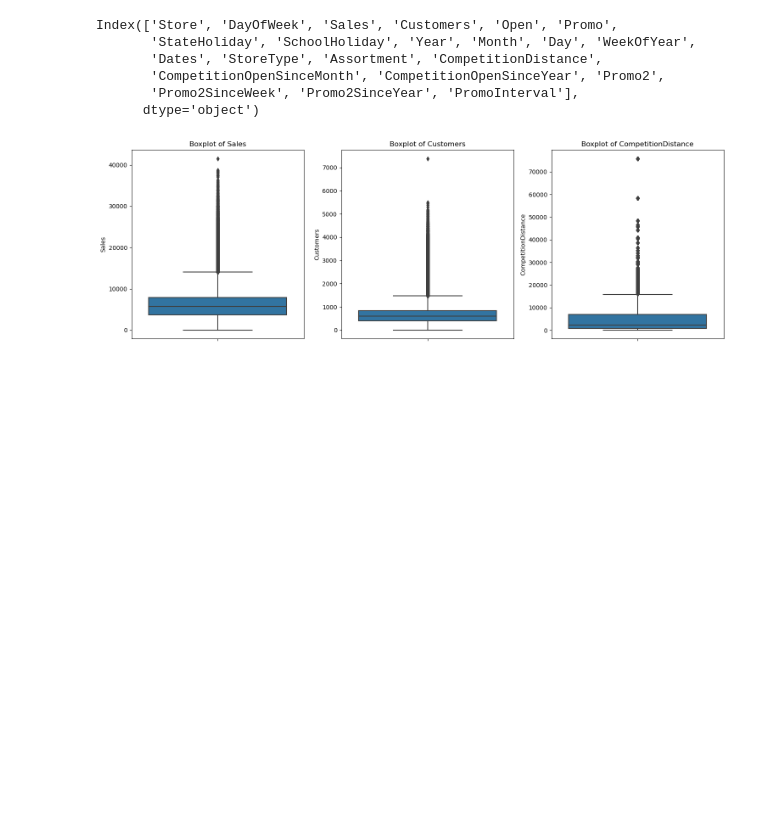
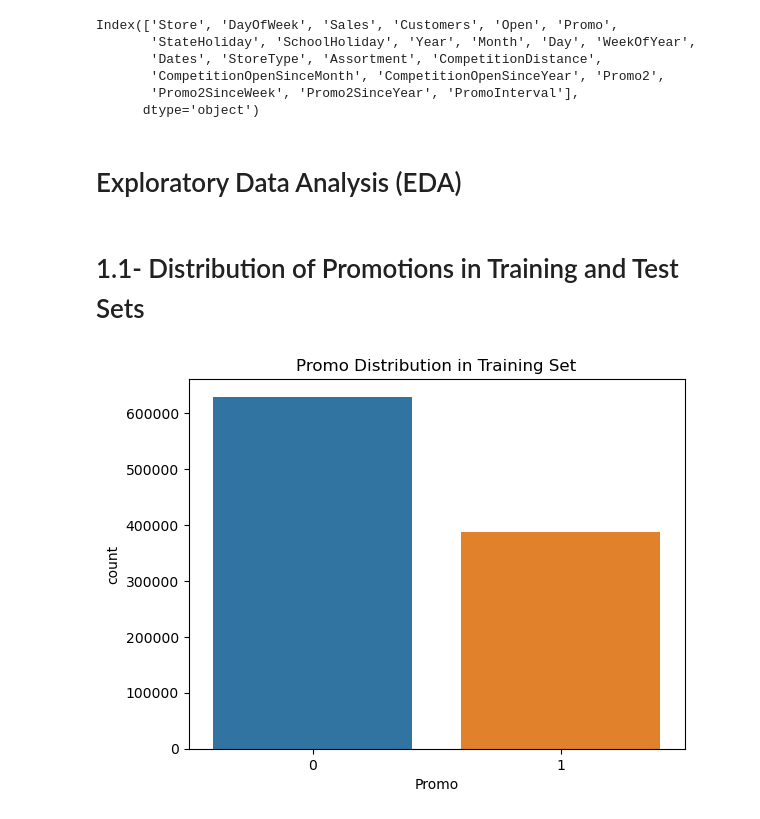
Before and after one commit to MohdJubairKhan/Project_6, a Jupyter notebook: Notebook/Task 1 - Exploration of customer purchasing behaviour.ipynb, the cells around one changed output. Saved outputs shown, nothing was run; the diff lists cells and outputs as text; code cells hidden in the pictures; blank space fills up the shorter version.

```diff
--- a/Notebook/Task 1 - Exploration of customer purchasing behaviour.ipynb
+++ b/Notebook/Task 1 - Exploration of customer purchasing behaviour.ipynb
@@ -302,15 +302,13 @@ Index(['Store', 'DayOfWeek', 'Sales', 'Customers', 'Open', 'Promo',
       dtype='object')
 # %%
 train_store_data.to_csv(r'C:/Users/Hp/Desktop/Data_Science_Jupyter/Project_6/data/train_store_data.csv',index=False)
-# %%
-numerical_features = ['Sales', 'Customers', 'CompetitionDistance']
-
-plt.figure(figsize=(15, 5))
-for i, feature in enumerate(numerical_features, 1):
-    plt.subplot(1, 3, i)
-    sns.boxplot(y=train_store_data[feature])
-    plt.title(f'Boxplot of {feature}')
-plt.tight_layout()
-plt.show()
-# %% [output]
-[figure, removed]
+# %% [markdown]
+# Exploratory Data Analysis (EDA)
+# %% [markdown]
+# 1.1- Distribution of Promotions in Training and Test Sets
+# %%
+sns.countplot(x='Promo', data=train_data)
+plt.title('Promo Distribution in Training Set')
+plt.show()
+# %% [output]
+[figure, added]
```
Also changed, not shown: parts of 38 cells of this notebook.
